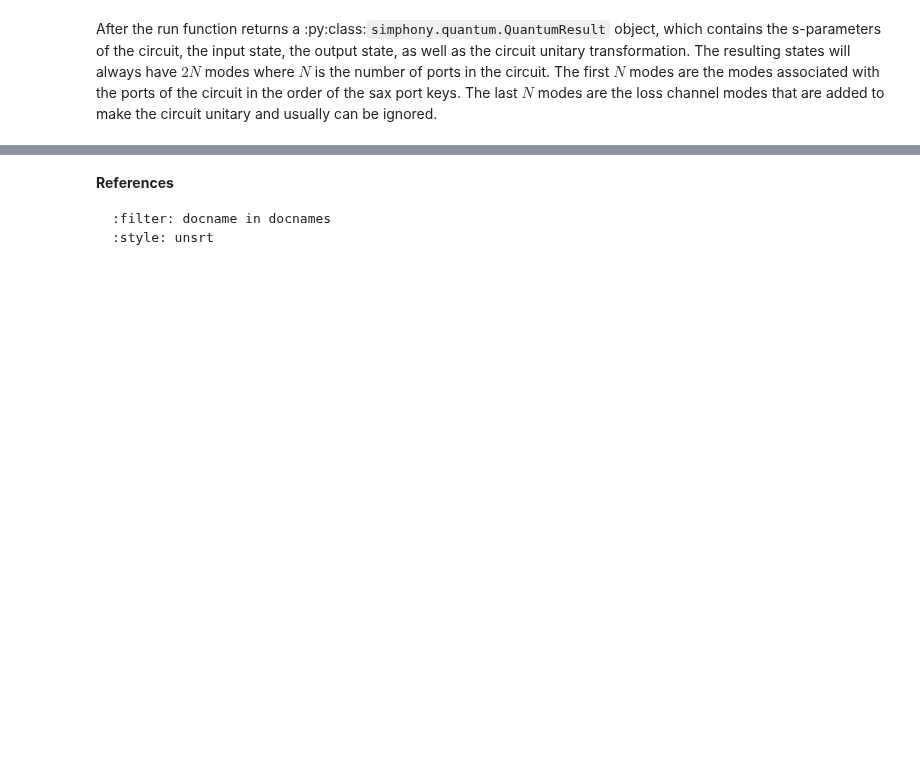
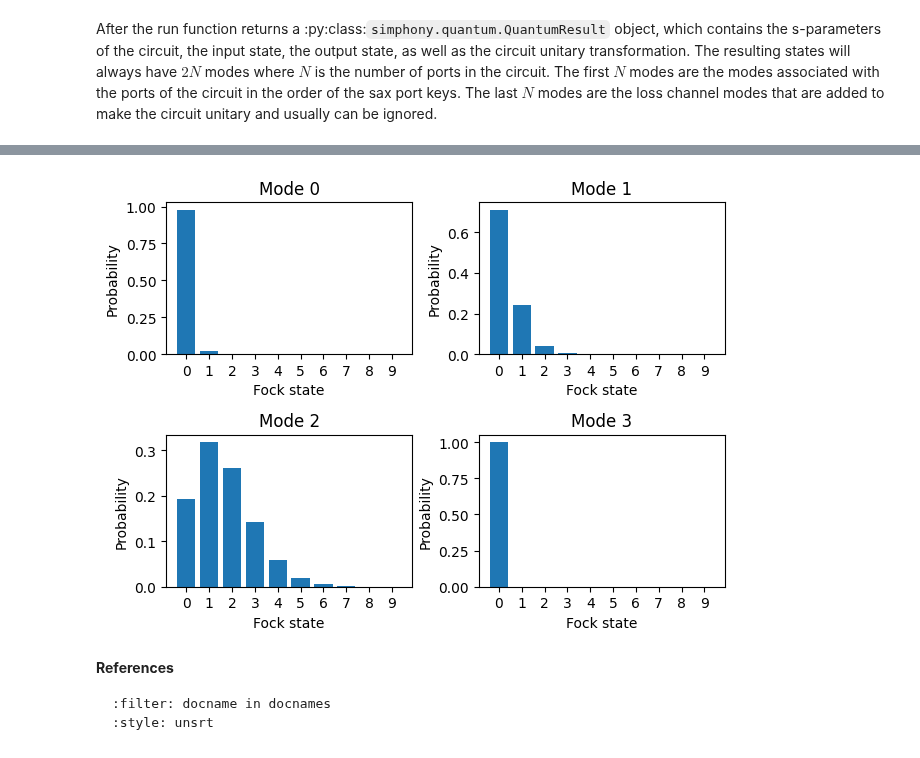
Before and after one commit to BYUCamachoLab/simphony, a Jupyter notebook: docs/tutorials/quantum.ipynb, the cells around one changed output, grey strips where cells are left out. Cells and saved outputs as stored; diff of their text form; code cells hidden in the pictures; blank space fills up the shorter version.

Commit message:
Add conversion to fock basis in tutorial

```diff
--- a/docs/tutorials/quantum.ipynb
+++ b/docs/tutorials/quantum.ipynb
@@ -304,3 +308,28 @@ array([<Axes: title={'center': 'Mode [0]'}, xlabel='X', ylabel='P'>,
+# %%
+import thewalrus as tw
+
+wl = 1.55 # um
+sim = QuantumSim(ckt=mzi, wl=wl, long_wg={"length": 150.0}, short_wg={"length": 50.0})
+qstate = CoherentState(port="in", alpha=1+1j)
+sim.add_qstate(qstate=qstate)
+res = sim.run()
+res_state = res.state()
+
+fig, axes = plt.subplots(2,2)
+axes = axes.flatten()
+for i in range(res_state.N):
+    means, cov = res_state.modes(i)
+    fock_amp = tw.quantum.state_vector(means, cov, cutoff=10, hbar=1/2, check_purity=True)
+    ax = axes[i]
+    ax.set_title(f'Mode {i}')
+    ax.bar(range(len(fock_amp)), abs(fock_amp)**2)
+    ax.set_xticks(range(len(fock_amp)), range(len(fock_amp)))
+    ax.set_xlabel("Fock state")
+    ax.set_ylabel("Probability")
+plt.tight_layout()
+plt.show()
+# %% [output]
+[figure, added]
 # %% [markdown]
 **References**
 
```
Also changed, not shown: parts of 3 cells of this notebook.
